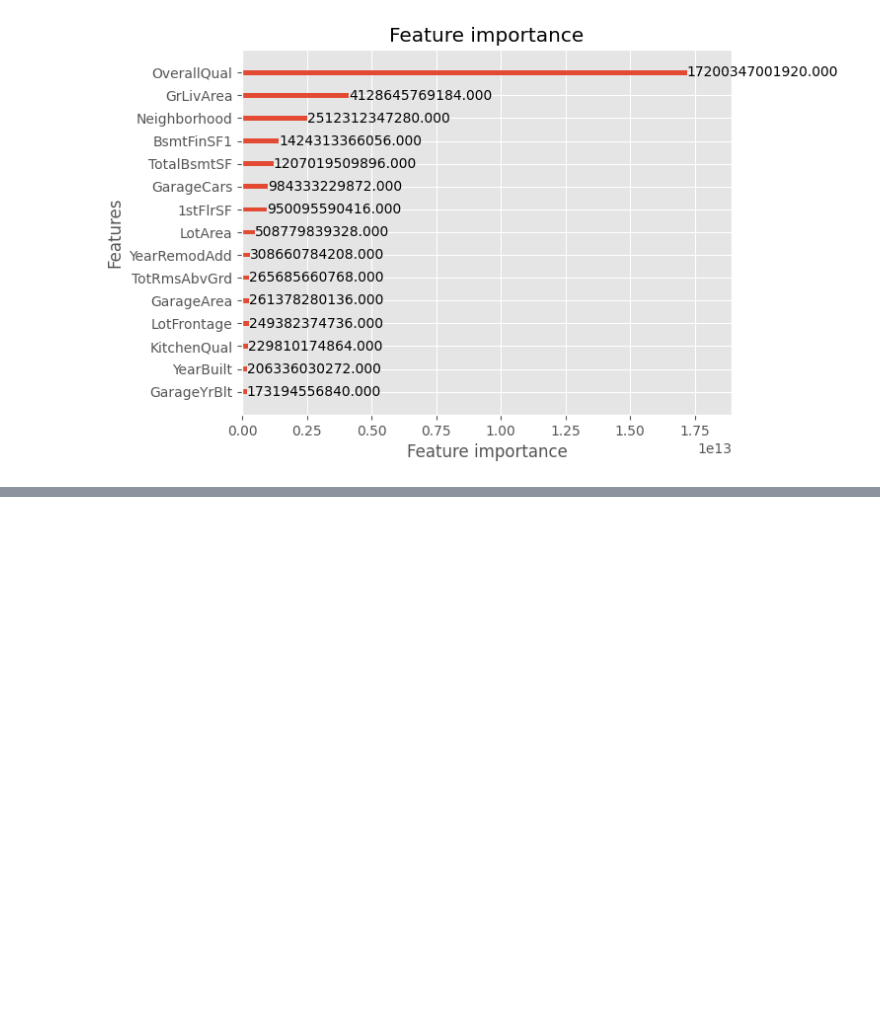
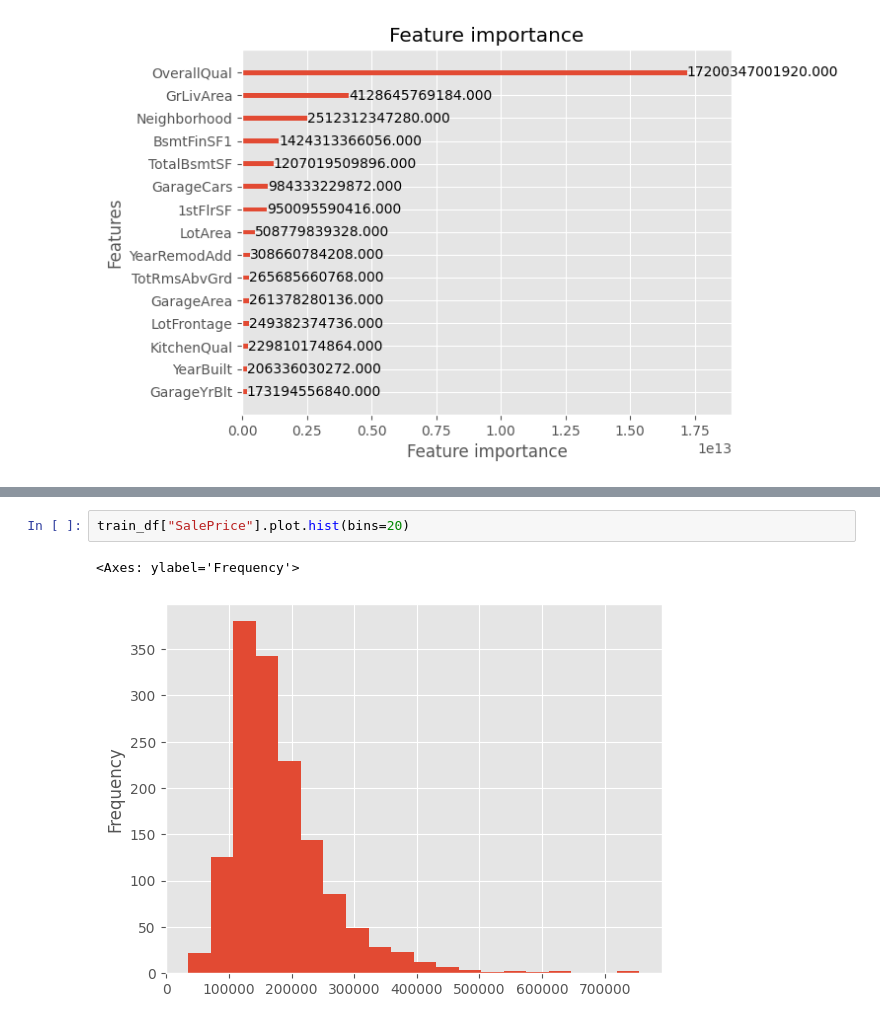
Before and after one commit to behike56/data-analitics, a Jupyter notebook: experiments/house-price/house-price.ipynb, the cells around one changed output, grey strips where cells are left out. Cells and saved outputs as stored; diff of their text form; blank space fills up the shorter version.

Commit message:
Update house prices.

```diff
--- a/experiments/house-price/house-price.ipynb
+++ b/experiments/house-price/house-price.ipynb
@@ -286,0 +311,5 @@ for model in models:
+# %%
+train_df["SalePrice"].plot.hist(bins=20)
+# %% [output]
+<Axes: ylabel='Frequency'>
+[figure, added]
```
Also changed, not shown: parts of 105 cells of this notebook, 10 other files.
